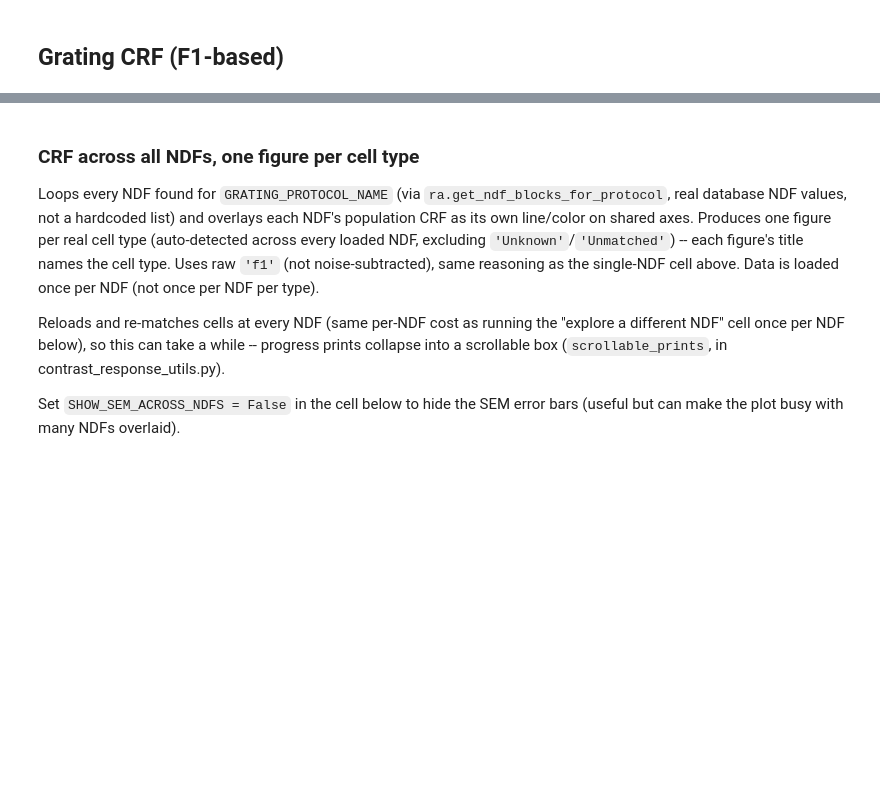
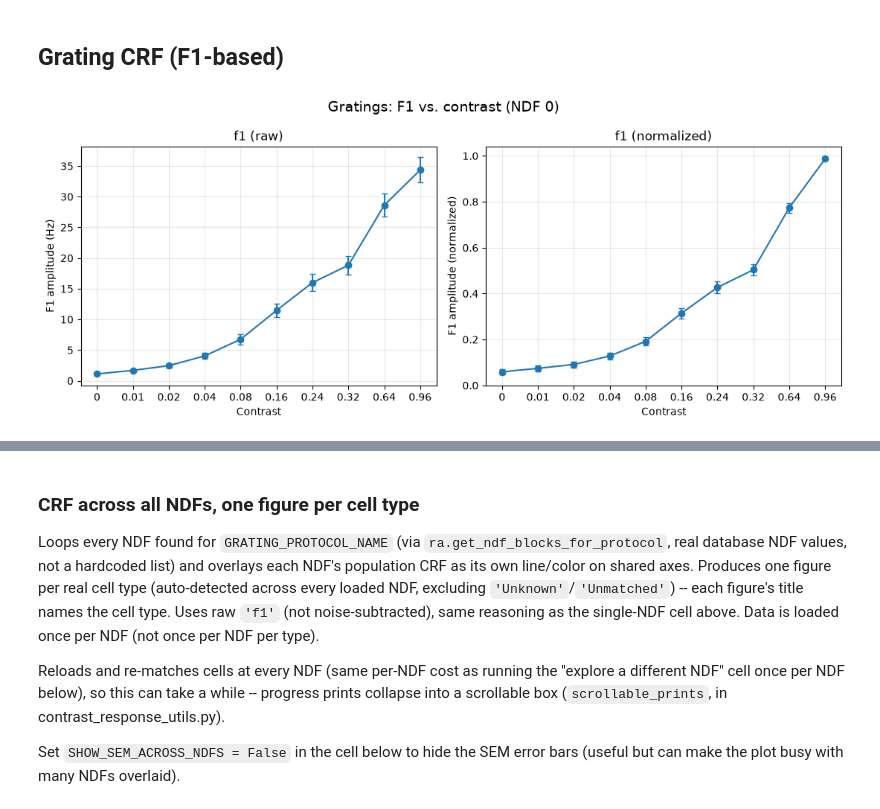
Before and after one commit to yasmine-tani/retinanalysis, a Jupyter notebook: demos/7_contrast_response_demo.ipynb, the cells around one changed output, grey strips where cells are left out. Drawn from its saved outputs; the diff is of its cells as text; code cells hidden in the pictures; blank space fills up the shorter version.

Commit message:
Demo 7: scale changes!

```diff
--- a/demos/7_contrast_response_demo.ipynb
+++ b/demos/7_contrast_response_demo.ipynb
@@ -263,15 +263,19 @@ Using NDF 0 datafile for manookinlab.protocols.ContrastResponseGrating: data016
 # %%
 # Uses raw 'f1' as the response measure (not 'f1_noise_sub') -- see the CAVEAT in
 # build_trial_response_table's docstring (tuning.py): noise_f1 has a short-window
 # statistical bias that can make f1_noise_sub come out spuriously negative. Matches the
 # convention of plotting raw F1 directly, with no baseline subtraction.
 # show_noise_sub=False hides the unreliable noise-subtracted row instead of plotting
 # something misleading.
-# log_x=False (per yas, 2026-08-06): plain linear 0-1 contrast axis with the actual
-# tested contrast values ticked, instead of the log-scale/scientific-notation default.
+# log_x=False, even_spacing=True (per yas, 2026-08-06): linear-looking axis, real
+# contrast values as labels, but evenly spaced so low (often close-together, e.g.
+# 0.02/0.05/0.1) contrast levels don't visually pile up on top of each other the way
+# true-to-scale linear spacing did. See plot_crf's even_spacing docstring.
 fig = plot_crf(
     df_trials_grating, condition_key='contrast',
     response_col='f1_noise_sub', raw_response_col='f1',
     title=f'Gratings: F1 vs. contrast (NDF {ndf_grating})',
-    show_noise_sub=False, log_x=False,
+    show_noise_sub=False, log_x=False, even_spacing=True,
 )
+# %% [output]
+[figure, added]
```
Also changed, not shown: parts of 9 cells of this notebook, 4 other files.
